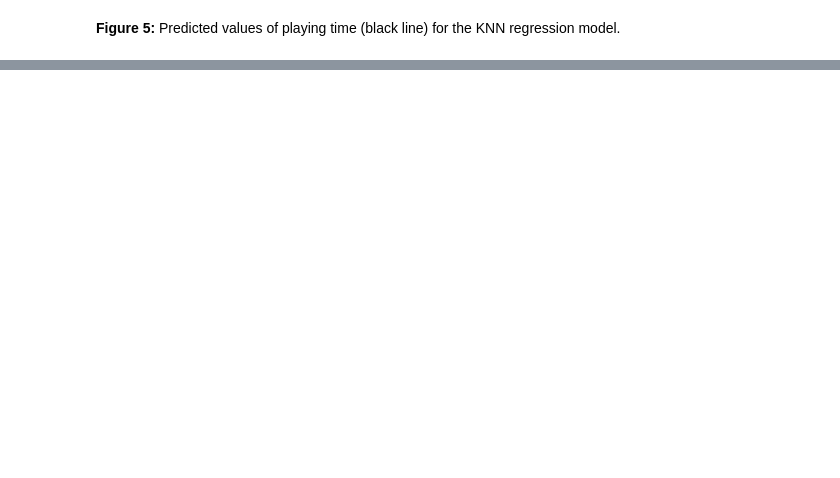
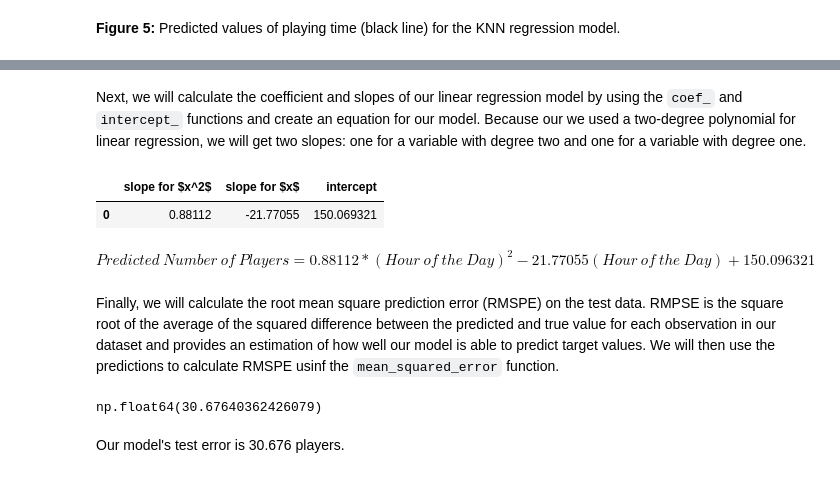
Before and after one commit to ryann-wilson/dsci-100-2024w1-group-104, a Jupyter notebook: datetime_data (1).ipynb, the cells around one changed output, grey strips where cells are left out. Cells and saved outputs as stored; diff of their text form; code cells hidden in the pictures; blank space fills up the shorter version.

Commit message:
linear regression

```diff
--- a/datetime_data (1).ipynb
+++ b/datetime_data (1).ipynb
@@ -129,7 +119,7 @@ sessions_data2.head()
 # %% [markdown]
 To complete our wrangling, we created another dataframe with the start hours and the total count of playing sessions that began in that hour. From this dataframe, will be able to easily visualize the distribution of playing hours, as well as easily perform our data analysis later.
 # %%
-start_hour_count = sessions_data2["start_hour"].value_counts()
+start_hour_count = sessions_data["start_hour"].value_counts()
 start_hour_data = pd.DataFrame(start_hour_count).reset_index()
 start_hour_data
 # %% [output]
@@ -432,0 +437,10 @@ display(Markdown("**Figure 5:** Predicted values of playing time (black line) fo
+# %%
+# Split data into training and testing sets
+hour_train, hour_test = train_test_split(
+    start_hour_data, test_size=0.3, random_state=2020
+)
+X_train_hour = hour_train[['start_hour']]
+y_train_hour = hour_train['count']
+
+X_test_hour = hour_test[['start_hour']]
+y_test_hour = hour_test['count']
@@ -432,0 +449,10 @@ display(Markdown("**Figure 5:** Predicted values of playing time (black line) fo
+# %%
+# Create pipeline with PolynomialFeatures and LinearRegression
+hour_pipeline = Pipeline([
+    ("poly", PolynomialFeatures(degree=2)),
+    ("lm", LinearRegression())
+])
+
+# Fit pipeline to training data
+hour_fit = hour_pipeline.fit(X_train_hour, y_train_hour)
+hour_fit
@@ -432,0 +531,25 @@ display(Markdown("**Figure 5:** Predicted values of playing time (black line) fo
+# %% [markdown]
+Next, we will calculate the coefficient and slopes of our linear regression model by using the `coef_` and `intercept_` functions and create an equation for our model. Because our we used a two-degree polynomial for linear regression, we will get two slopes: one for a variable with degree two and one for a variable with degree one.
+# %%
+# Access the linear regression model from the pipeline
+model = hour_fit.named_steps['lm']
+
+# Create dataframe
+pd.DataFrame({"slope for $x^2$":[model.coef_[2]], "slope for $x$":[model.coef_[1]], "intercept":[model.intercept_]})
+# %% [output]
+|  | slope for $x^2$ | slope for $x$ | intercept |
+| 0 | 0.88112 | -21.77055 | 150.069321 |
+# %% [markdown]
+$Predicted\:Number\:of\:Players = 0.88112*(Hour\:of\:the\:Day)^2-21.77055(Hour\:of\:the\:Day)+150.096321$
+# %% [markdown]
+Finally, we will calculate the root mean square prediction error (RMSPE) on the test data. RMPSE is the square root of the average of the squared difference between the predicted and true value for each observation in our dataset and provides an estimation of how well our model is able to predict target values. We will then use the predictions to calculate RMSPE usinf the `mean_squared_error` function.
+# %%
+hour_rmspe = mean_squared_error(
+    y_true=y_test_hour,
+    y_pred=hour_test_preds["predictions"]
+)**(1/2)
+hour_rmspe
+# %% [output]
+np.float64(30.67640362426079)
+# %% [markdown]
+Our model's test error is 30.676 players.
```
Also changed, not shown: parts of 19 cells of this notebook.
